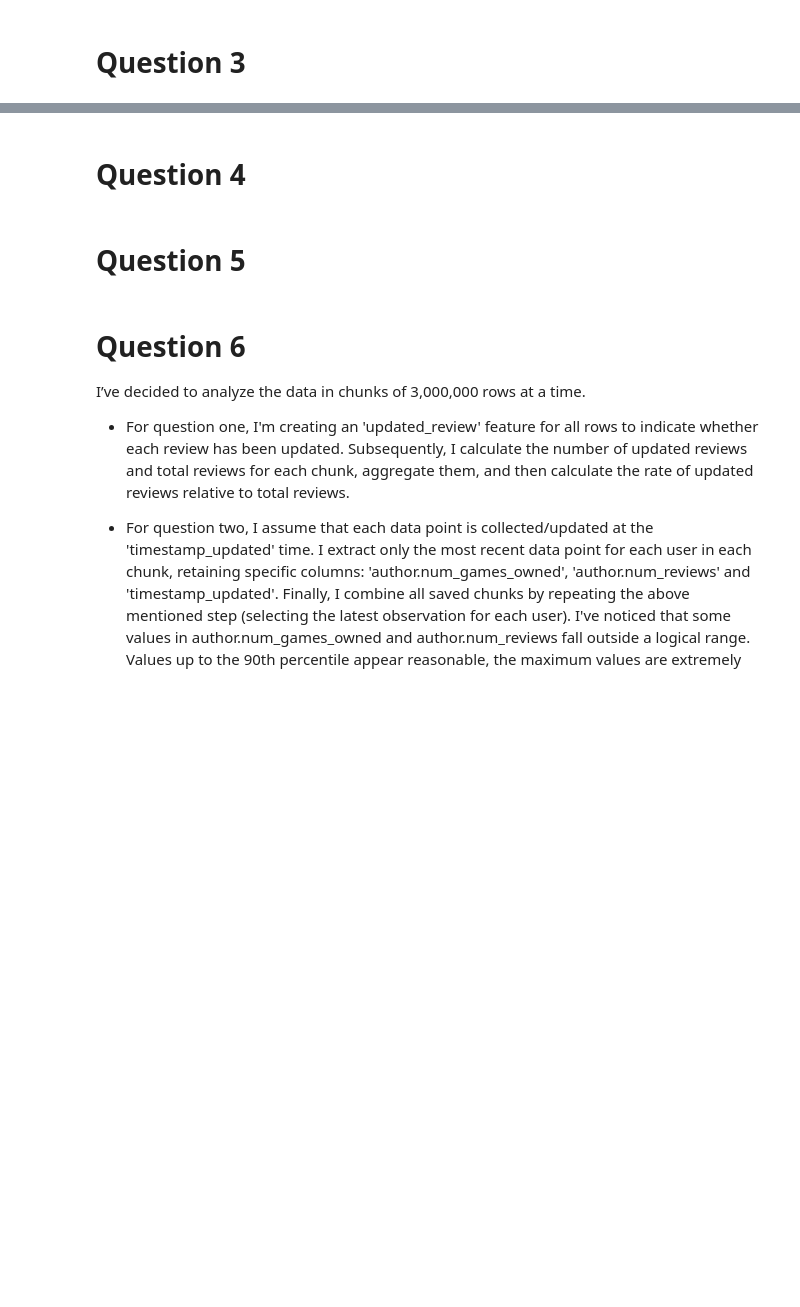
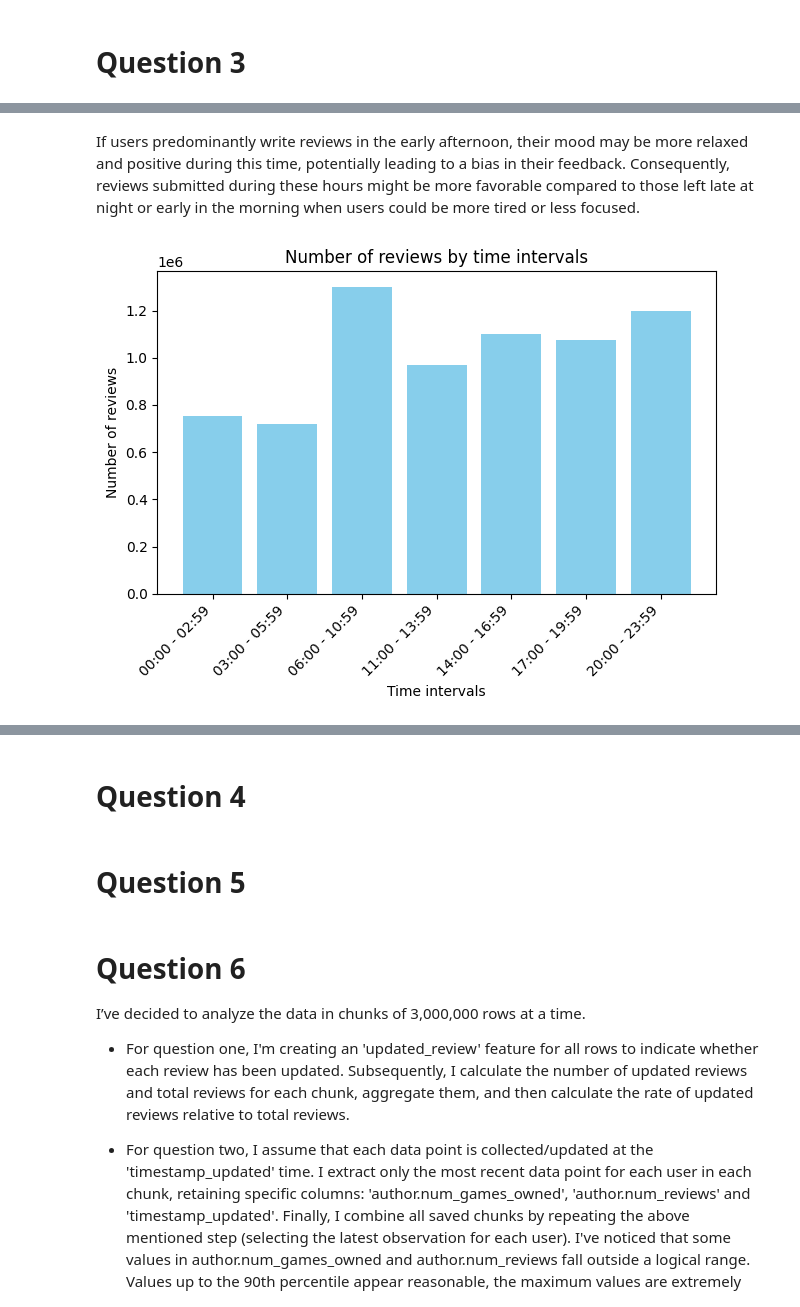
Before and after one commit to sandrokhizanishvili/SAPIENZA-ADM-HW2, a Jupyter notebook: 2021_steam_dataset_analysis.ipynb, the cells around one changed output, grey strips where cells are left out. Saved outputs shown, nothing was run; the diff lists cells and outputs as text; code cells hidden in the pictures; blank space fills up the shorter version.

```diff
--- a/2021_steam_dataset_analysis.ipynb
+++ b/2021_steam_dataset_analysis.ipynb
@@ -8,0 +196,37 @@
+# %% [markdown]
+If users predominantly write reviews in the early afternoon, their mood may be more relaxed and positive during this time, potentially leading to a bias in their feedback. Consequently, reviews submitted during these hours might be more favorable compared to those left late at night or early in the morning when users could be more tired or less focused.
+# %%
+#5
+
+def plot_reviews_by_time_intervals(time_intervals):
+    review_per_interval = [] #List where we put the number of reviews for each interval of time
+
+    for start, end in time_intervals:
+        count = df[(df['timestamp_created'].dt.time >= start) &
+                    (df['timestamp_created'].dt.time <= end)].shape[0] #We filter to keep only the review in our time interval and we count them by using the shape
+        review_per_interval.append(count)
+
+
+    intervals = [f"{start.strftime('%H:%M')} - {end.strftime('%H:%M')}" for start, end in time_intervals]
+    plt.bar(intervals, review_per_interval, color='skyblue')
+    plt.title('Number of reviews by time intervals')
+    plt.xlabel('Time intervals')
+    plt.ylabel('Number of reviews')
+    plt.xticks(rotation=45, ha='right')
+    plt.tight_layout()
+
+    plt.show()
+
+time_intervals = [
+    (pd.to_datetime('00:00:00').time(), pd.to_datetime('02:59:59').time()),
+    (pd.to_datetime('03:00:00').time(), pd.to_datetime('05:59:59').time()),
+    (pd.to_datetime('06:00:00').time(), pd.to_datetime('10:59:59').time()),
+    (pd.to_datetime('11:00:00').time(), pd.to_datetime('13:59:59').time()),
+    (pd.to_datetime('14:00:00').time(), pd.to_datetime('16:59:59').time()),
+    (pd.to_datetime('17:00:00').time(), pd.to_datetime('19:59:59').time()),
+    (pd.to_datetime('20:00:00').time(), pd.to_datetime('23:59:59').time())
+]
+
+plot_reviews_by_time_intervals(time_intervals)
+# %% [output]
+[figure, added]
```
Also changed, not shown: parts of 14 cells of this notebook.
